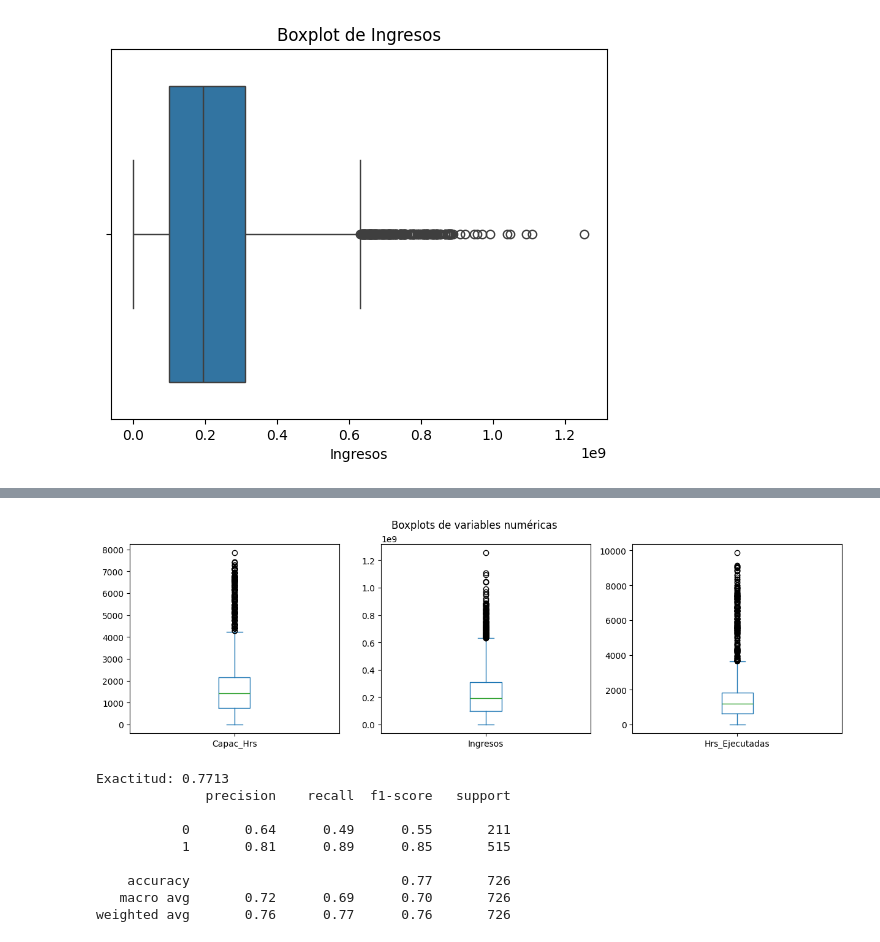
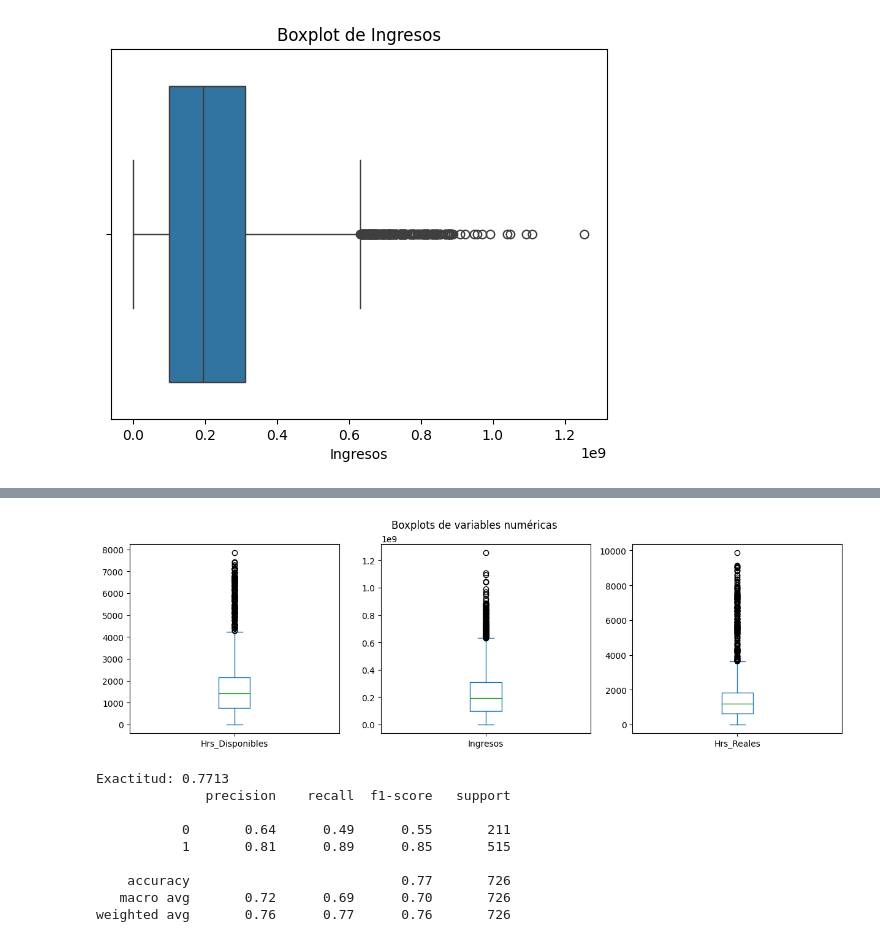
Before and after one commit to Anyeladr/taller, a Jupyter notebook: session-01/notebooks/Sesion 1.ipynb, the cells around one changed output, grey strips where cells are left out. Cells and saved outputs as stored; diff of their text form; code cells hidden in the pictures.

```diff
--- a/session-01/notebooks/Sesion 1.ipynb
+++ b/session-01/notebooks/Sesion 1.ipynb
@@ -239,10 +224,10 @@ plt.show()
 # %%
 # Boxplot conjunto
-df[['Capac_Hrs', 'Ingresos', 'Hrs_Ejecutadas']].plot(kind='box', subplots=True, layout=(1, 3), figsize=(15, 4))
+df[['Hrs_Disponibles', 'Ingresos', 'Hrs_Reales']].plot(kind='box', subplots=True, layout=(1, 3), figsize=(15, 4))
 plt.suptitle('Boxplots de variables numéricas')
 plt.show()
 # %% [output]
-[figure, old version]
+[figure, new version]
 # %%
 import pandas as pd
 from sklearn.model_selection import train_test_split
```
Also changed, not shown: parts of 16 cells of this notebook.
